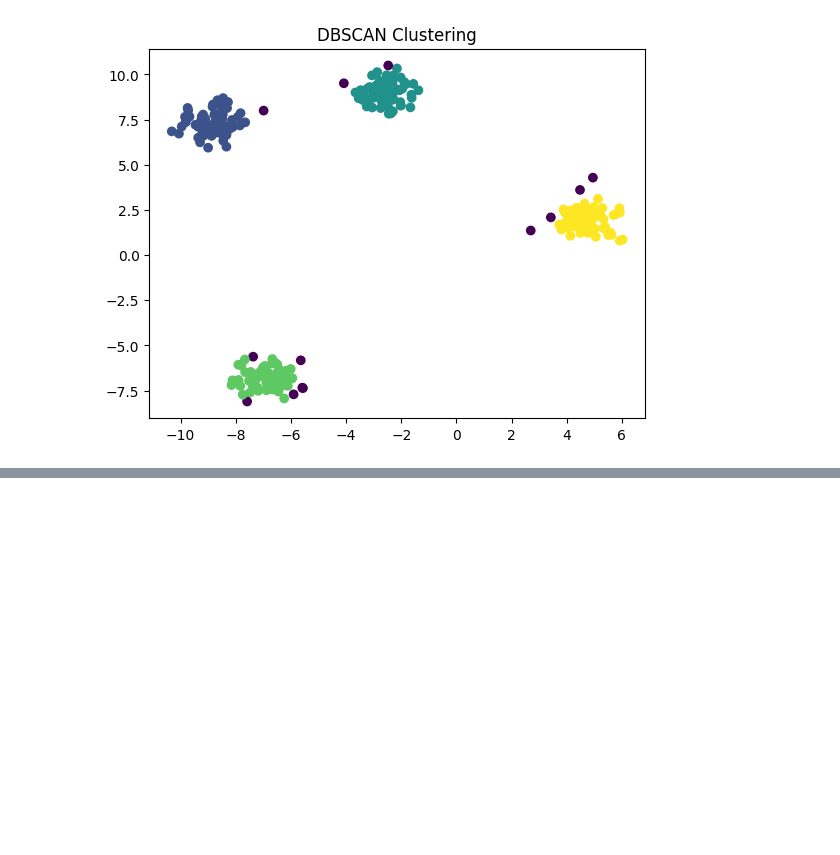
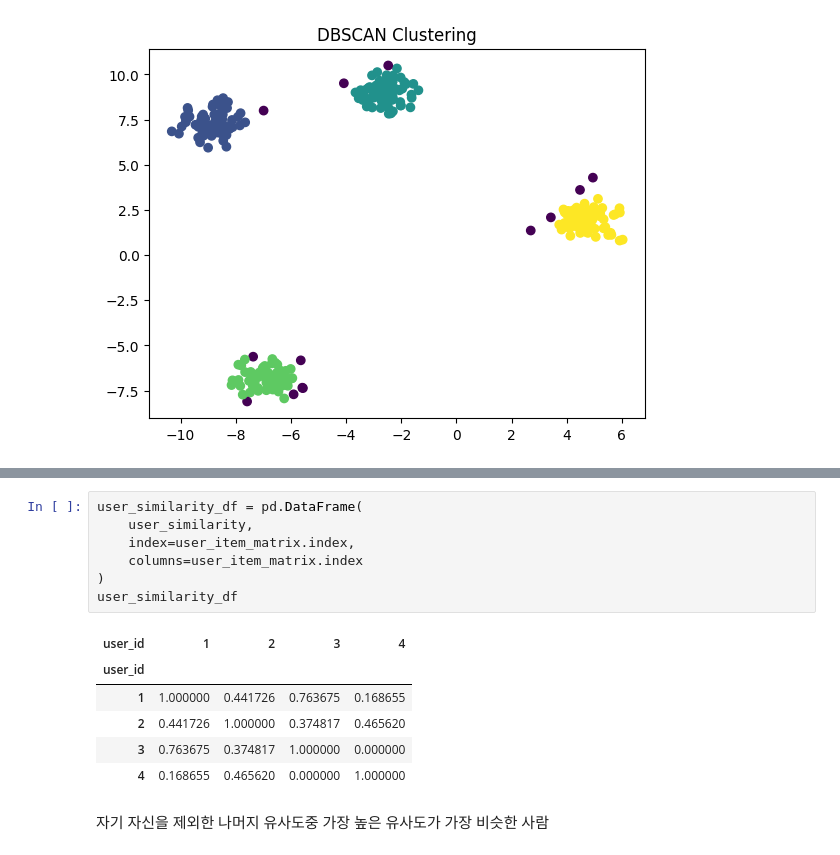
Before and after one commit to heeyoung-Python-practice/machine_learnning, a Jupyter notebook: exercise.ipynb, the cells around one changed output, grey strips where cells are left out. Cells and saved outputs as stored; diff of their text form; blank space fills up the shorter version.

```diff
--- a/exercise.ipynb
+++ b/exercise.ipynb
@@ -952,0 +1147,16 @@ plt.show()
+# %%
+user_similarity_df = pd.DataFrame(
+    user_similarity,
+    index=user_item_matrix.index,
+    columns=user_item_matrix.index
+)
+user_similarity_df
+# %% [output]
+| user_id | 1 | 2 | 3 | 4 |
+| user_id |  |  |  |  |
+| 1 | 1.000000 | 0.441726 | 0.763675 | 0.168655 |
+| 2 | 0.441726 | 1.000000 | 0.374817 | 0.465620 |
+| 3 | 0.763675 | 0.374817 | 1.000000 | 0.000000 |
+| 4 | 0.168655 | 0.465620 | 0.000000 | 1.000000 |
+# %% [markdown]
+자기 자신을 제외한 나머지 유사도중 가장 높은 유사도가 가장 비슷한 사람
```
Also changed, not shown: parts of 24 cells of this notebook, 12 other files.
